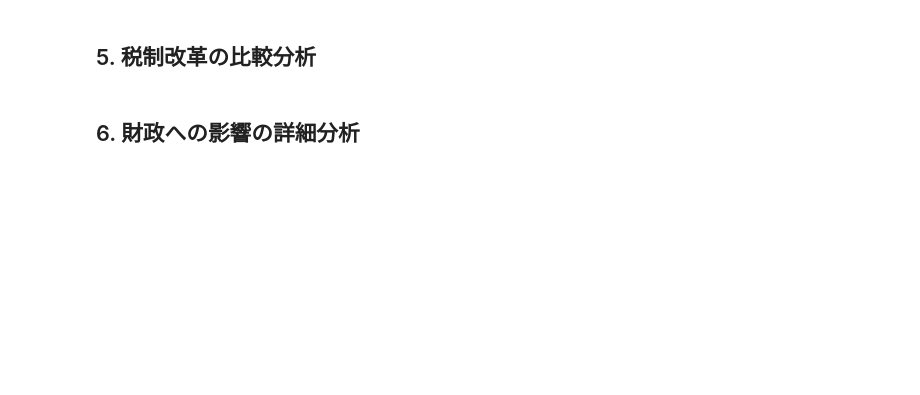
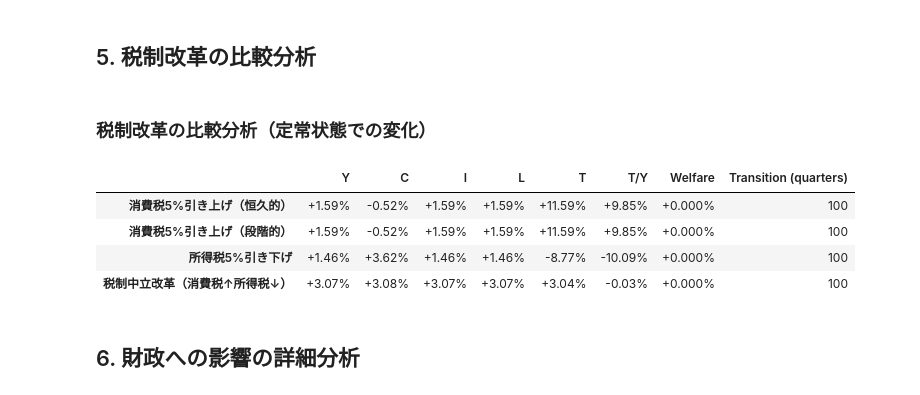
Before and after one commit to DaisukeYoda/JapanTaxSimulator, a Jupyter notebook: notebooks/advanced_tax_simulation_demo.ipynb, the cells around one changed output. Saved outputs shown, nothing was run; the diff lists cells and outputs as text; code cells hidden in the pictures; blank space fills up the shorter version.

```diff
--- a/notebooks/advanced_tax_simulation_demo.ipynb
+++ b/notebooks/advanced_tax_simulation_demo.ipynb
@@ -184,29 +225,36 @@ plt.show()
 # %%
 # 改革シナリオの比較表
 comparison_df = tax_simulator.compare_reforms(
     reform_list=reforms,
     periods=100,
     variables=['Y', 'C', 'I', 'L', 'T', 'T/Y', 'Welfare']
 )
 
 # 結果をフォーマットして表示
 styled_df = comparison_df.style.format({
     'Y': '{:+.2f}%',
     'C': '{:+.2f}%',
     'I': '{:+.2f}%',
     'L': '{:+.2f}%',
     'T': '{:+.2f}%',
     'T/Y': '{:+.2f}%',
     'Welfare': '{:+.3f}%',
     'Transition (quarters)': '{:.0f}'
 })
 
 # カラーマップの適用
-styled_df = styled_df.background_gradient(cmap='RdYlGn', center=0,
-                                         subset=['Y', 'C', 'I', 'Welfare'])
+# styled_df = styled_df.background_gradient(cmap='RdYlGn', center=0,
+#                                          subset=['Y', 'C', 'I', 'Welfare'])
 
 display(HTML("<h3>税制改革の比較分析（定常状態での変化）</h3>"))
 display(styled_df)
+# %% [output]
+税制改革の比較分析（定常状態での変化）
+|  | Y | C | I | L | T | T/Y | Welfare | Transition (quarters) |
+| 消費税5%引き上げ（恒久的） | +1.59% | -0.52% | +1.59% | +1.59% | +11.59% | +9.85% | +0.000% | 100 |
+| 消費税5%引き上げ（段階的） | +1.59% | -0.52% | +1.59% | +1.59% | +11.59% | +9.85% | +0.000% | 100 |
+| 所得税5%引き下げ | +1.46% | +3.62% | +1.46% | +1.46% | -8.77% | -10.09% | +0.000% | 100 |
+| 税制中立改革（消費税↑所得税↓） | +3.07% | +3.08% | +3.07% | +3.07% | +3.04% | -0.03% | +0.000% | 100 |
 # %% [markdown]
 ## 6. 財政への影響の詳細分析
 # %%
```
Also changed, not shown: parts of 12 cells of this notebook, 8 other files.
